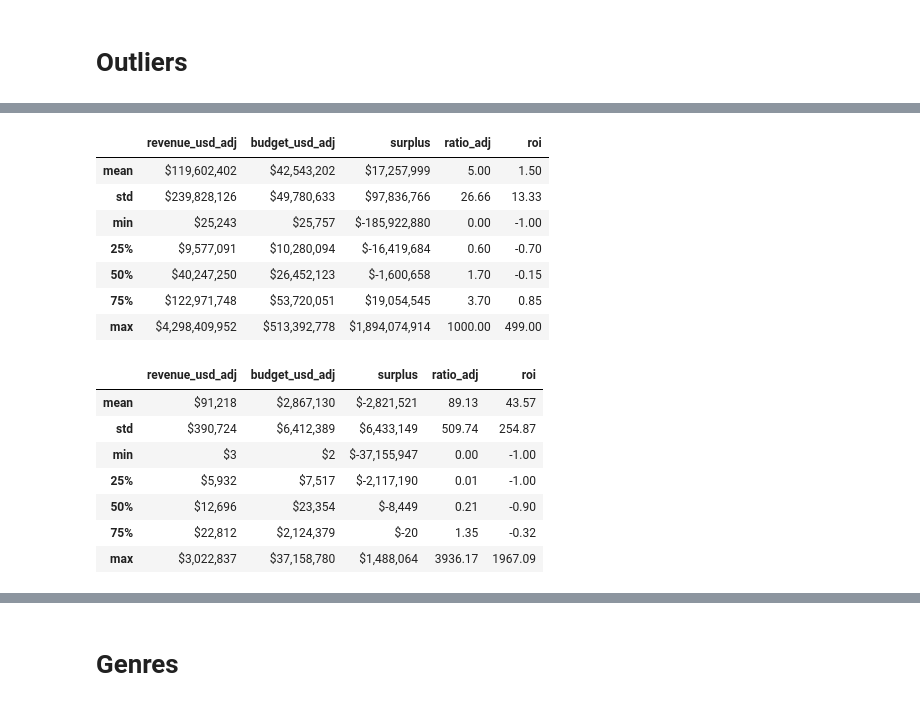
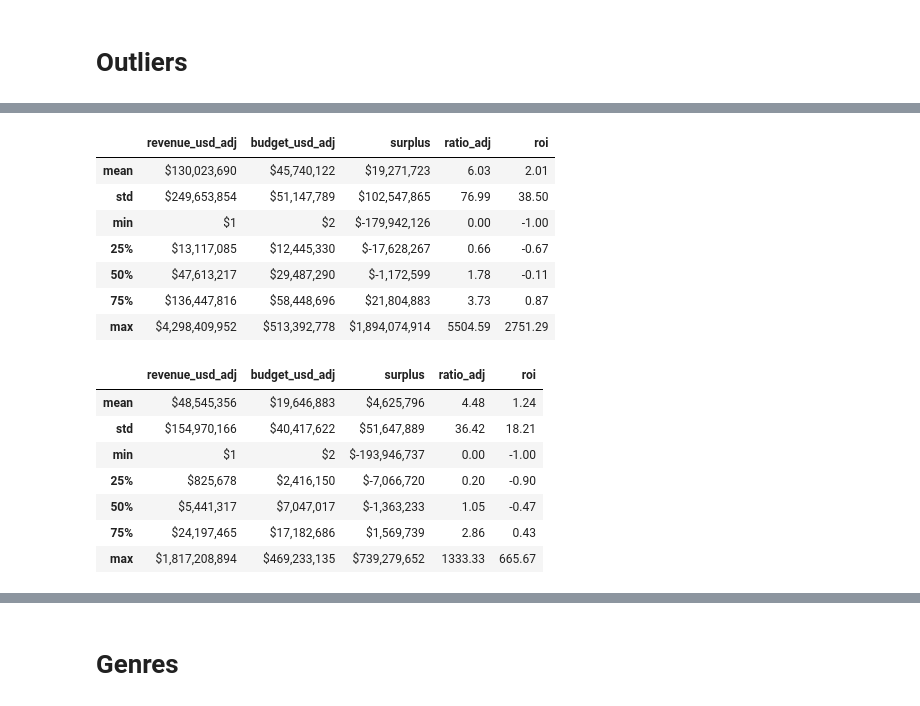
Before and after one commit to ilias1111/box-office-prediction, a Jupyter notebook: Code/_eda_2_data_preprocessing.ipynb, the cells around one changed output, grey strips where cells are left out. Drawn from its saved outputs; the diff is of its cells as text; code cells hidden in the pictures.

```diff
--- a/Code/_eda_2_data_preprocessing.ipynb
+++ b/Code/_eda_2_data_preprocessing.ipynb
@@ -38,9 +38 @@ Streaming release                 207
 dtype: int64
-# %%
-movie[(movie['release_category'] == 'Far streaming release') & (~movie['imdb_id'].isnull())]['imdb_id'].tolist()
-
-# write a json file with the movie ids
-import json
-movie_ids = movie[(movie['release_category'] == 'Far streaming release') & (~movie['imdb_id'].isnull())]['imdb_id'].tolist()
-with open('../Infra/mojo_scrapping/movie_ids.json', 'w') as f:
-    json.dump(movie_ids, f)
@@ -56,7 +39,3 @@ dtype: int64
-# %%
-movie['is_within_scope'] = np.where((movie['budget_usd_adj'] > 25_000) & (movie['revenue_usd_adj']> 25_000) , 1, 0).astype(bool)
-# %%
-movie = movie[movie['budget_usd_adj'] > 0]
 # %% [markdown]
 # Basic Understanding of the Data
 # %%
@@ -553,5 +495,5 @@ Number of outliers in roi_outlier_log:  418
 # %%
-movie[(movie['is_within_scope'] == True) & (movie['release_category'] == 'Far streaming release')][[
+movie[(movie['release_category'] == 'Far streaming release')][[
     'revenue_usd_adj', 'budget_usd_adj', 'surplus', 'ratio_adj', 'roi'
 ]].describe().drop('count').style.format({
     'revenue_usd_adj': "${:,.0f}",
@@ -562,30 +504,30 @@ movie[(movie['is_within_scope'] == True) & (movie['release_category'] == 'Far st
 })
 # %% [output]
 |  | revenue_usd_adj | budget_usd_adj | surplus | ratio_adj | roi |
-| mean | $119,602,402 | $42,543,202 | $17,257,999 | 5.00 | 1.50 |
-| std | $239,828,126 | $49,780,633 | $97,836,766 | 26.66 | 13.33 |
-| min | $25,243 | $25,757 | $-185,922,880 | 0.00 | -1.00 |
-| 25% | $9,577,091 | $10,280,094 | $-16,419,684 | 0.60 | -0.70 |
-| 50% | $40,247,250 | $26,452,123 | $-1,600,658 | 1.70 | -0.15 |
-| 75% | $122,971,748 | $53,720,051 | $19,054,545 | 3.70 | 0.85 |
-| max | $4,298,409,952 | $513,392,778 | $1,894,074,914 | 1000.00 | 499.00 |
+| mean | $130,023,690 | $45,740,122 | $19,271,723 | 6.03 | 2.01 |
+| std | $249,653,854 | $51,147,789 | $102,547,865 | 76.99 | 38.50 |
+| min | $1 | $2 | $-179,942,126 | 0.00 | -1.00 |
+| 25% | $13,117,085 | $12,445,330 | $-17,628,267 | 0.66 | -0.67 |
+| 50% | $47,613,217 | $29,487,290 | $-1,172,599 | 1.78 | -0.11 |
+| 75% | $136,447,816 | $58,448,696 | $21,804,883 | 3.73 | 0.87 |
+| max | $4,298,409,952 | $513,392,778 | $1,894,074,914 | 5504.59 | 2751.29 |
 # %%
-movie[(movie['is_within_scope'] == False) & (movie['release_category'] != 'Far streaming release')][[
+movie[(movie['release_category'] != 'Far streaming release')][[
     'revenue_usd_adj', 'budget_usd_adj', 'surplus', 'ratio_adj', 'roi'
 ]].describe().drop('count').style.format({
     'revenue_usd_adj': "${:,.0f}",
     'budget_usd_adj': "${:,.0f}",
     'surplus': "${:,.0f}",
     'ratio_adj': "{:.2f}",
     'roi': "{:.2f}"
 })
 # %% [output]
 |  | revenue_usd_adj | budget_usd_adj | surplus | ratio_adj | roi |
-| mean | $91,218 | $2,867,130 | $-2,821,521 | 89.13 | 43.57 |
-| std | $390,724 | $6,412,389 | $6,433,149 | 509.74 | 254.87 |
-| min | $3 | $2 | $-37,155,947 | 0.00 | -1.00 |
-| 25% | $5,932 | $7,517 | $-2,117,190 | 0.01 | -1.00 |
-| 50% | $12,696 | $23,354 | $-8,449 | 0.21 | -0.90 |
-| 75% | $22,812 | $2,124,379 | $-20 | 1.35 | -0.32 |
-| max | $3,022,837 | $37,158,780 | $1,488,064 | 3936.17 | 1967.09 |
+| mean | $48,545,356 | $19,646,883 | $4,625,796 | 4.48 | 1.24 |
+| std | $154,970,166 | $40,417,622 | $51,647,889 | 36.42 | 18.21 |
+| min | $1 | $2 | $-193,946,737 | 0.00 | -1.00 |
+| 25% | $825,678 | $2,416,150 | $-7,066,720 | 0.20 | -0.90 |
+| 50% | $5,441,317 | $7,047,017 | $-1,363,233 | 1.05 | -0.47 |
+| 75% | $24,197,465 | $17,182,686 | $1,569,739 | 2.86 | 0.43 |
+| max | $1,817,208,894 | $469,233,135 | $739,279,652 | 1333.33 | 665.67 |
 # %%
```
Also changed, not shown: parts of 32 cells of this notebook, 11 other files.
